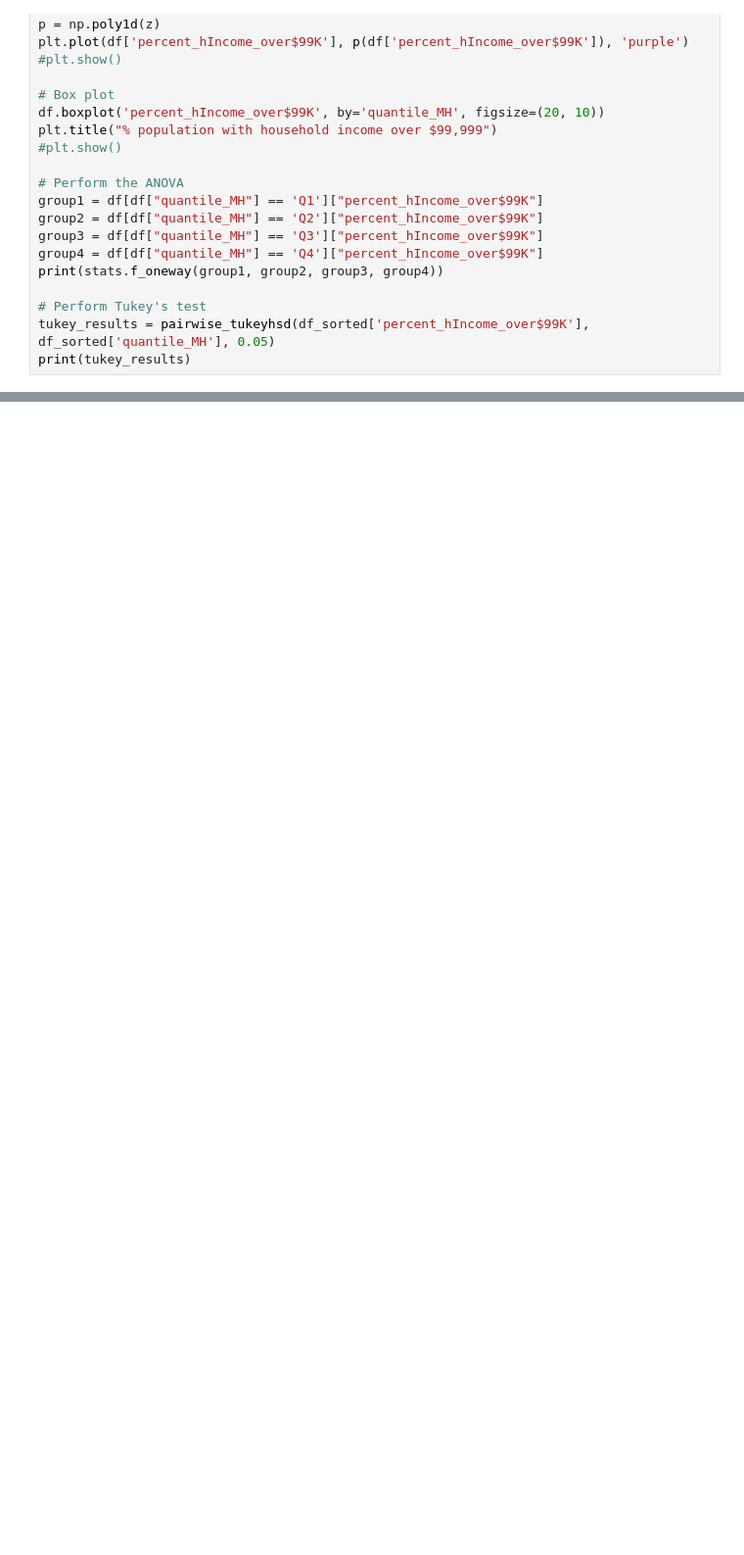
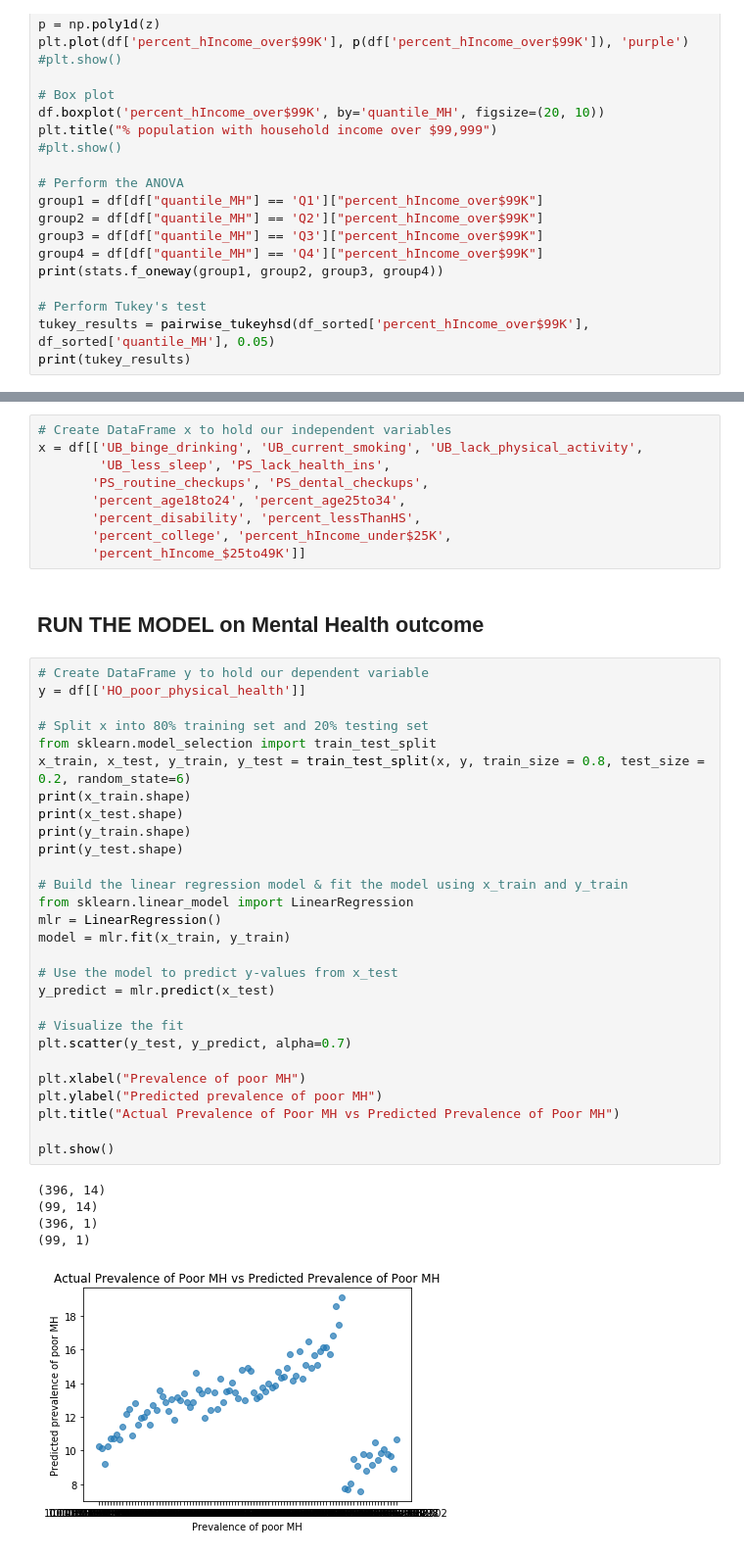
Before and after one commit to PetitsPoissons/Health_Project, a Jupyter notebook: data_exploration_MHbins.ipynb, the cells around one changed output, grey strips where cells are left out. Shown at 98% size. Cells and saved outputs as stored; diff of their text form; blank space fills up the shorter version.

Commit message:
files updated with regression analysis

```diff
--- a/data_exploration_MHbins.ipynb
+++ b/data_exploration_MHbins.ipynb
@@ -977,0 +1131,45 @@ df.columns
+# %%
+# Create DataFrame x to hold our independent variables
+x = df[['UB_binge_drinking', 'UB_current_smoking', 'UB_lack_physical_activity',
+        'UB_less_sleep', 'PS_lack_health_ins',
+       'PS_routine_checkups', 'PS_dental_checkups',
+       'percent_age18to24', 'percent_age25to34',
+       'percent_disability', 'percent_lessThanHS',
+       'percent_college', 'percent_hIncome_under$25K',
+       'percent_hIncome_$25to49K']]
+# %% [markdown]
+## RUN THE MODEL on Mental Health outcome
+# %%
+# Create DataFrame y to hold our dependent variable
+y = df[['HO_poor_physical_health']]
+
+# Split x into 80% training set and 20% testing set
+from sklearn.model_selection import train_test_split
+x_train, x_test, y_train, y_test = train_test_split(x, y, train_size = 0.8, test_size = 0.2, random_state=6)
+print(x_train.shape)
+print(x_test.shape)
+print(y_train.shape)
+print(y_test.shape)
+
+# Build the linear regression model & fit the model using x_train and y_train
+from sklearn.linear_model import LinearRegression
+mlr = LinearRegression()
+model = mlr.fit(x_train, y_train)
+
+# Use the model to predict y-values from x_test
+y_predict = mlr.predict(x_test)
+
+# Visualize the fit
+plt.scatter(y_test, y_predict, alpha=0.7)
+
+plt.xlabel("Prevalence of poor MH")
+plt.ylabel("Predicted prevalence of poor MH")
+plt.title("Actual Prevalence of Poor MH vs Predicted Prevalence of Poor MH")
+
+plt.show()
+# %% [output]
+(396, 14)
+(99, 14)
+(396, 1)
+(99, 1)
+[figure, added]
```
Also changed, not shown: parts of 54 cells of this notebook, 1 other file.
